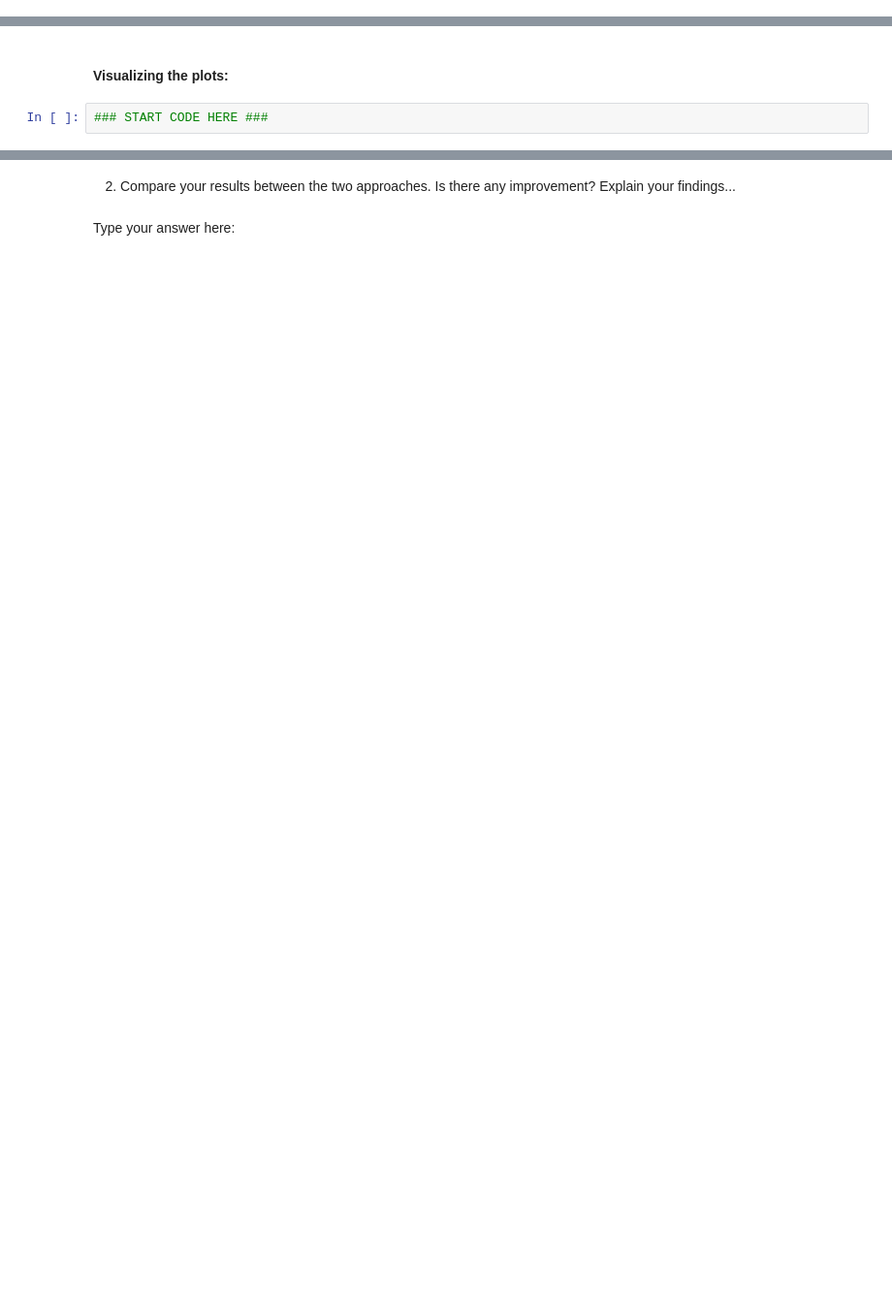
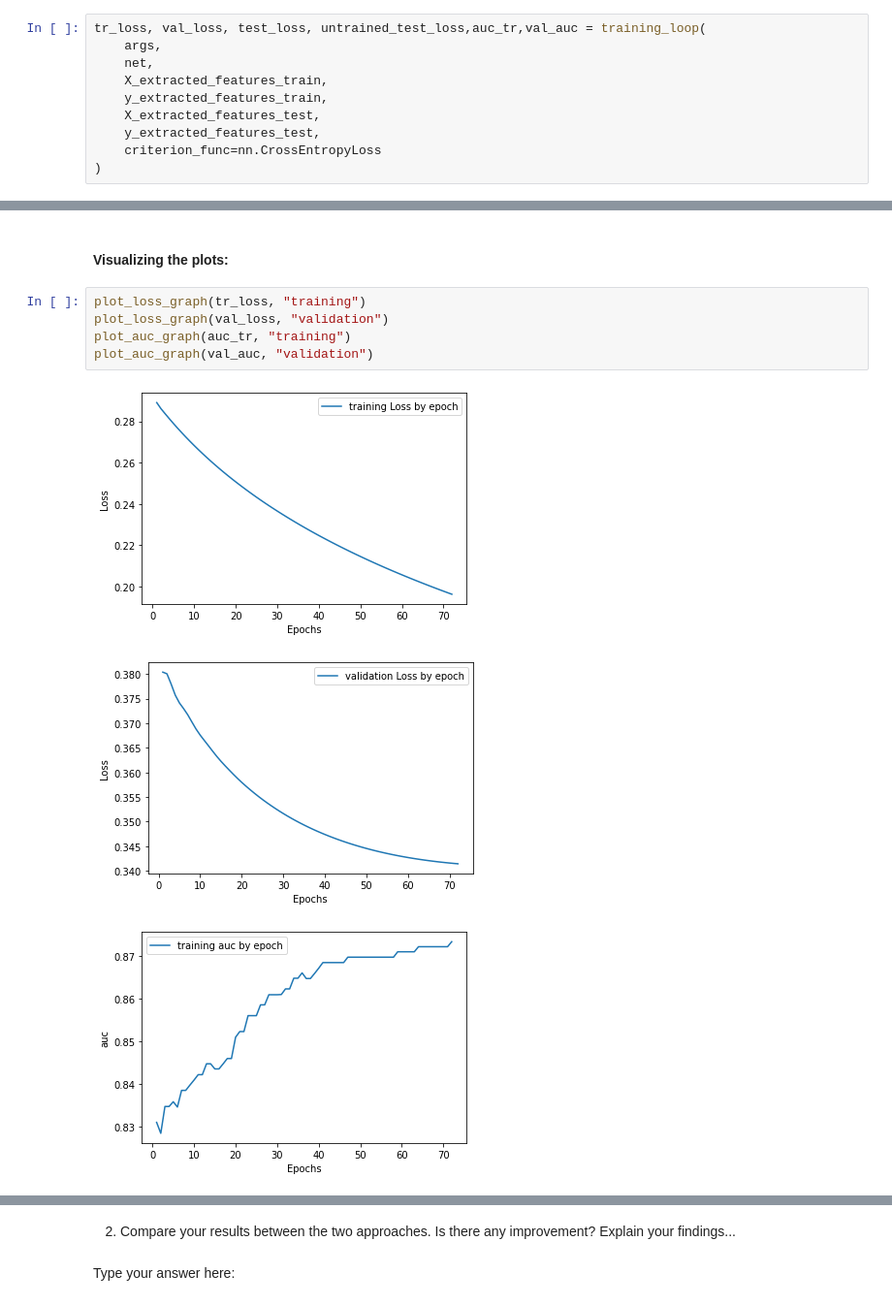
Before and after one commit to barifrah1/transfer_learning_hw2, a Jupyter notebook: EX_2_TAU.ipynb, the cells around one changed output, grey strips where cells are left out. Shown: that part at 97% size. Cells and saved outputs as stored; diff of their text form; blank space fills up the shorter version.

```diff
--- a/EX_2_TAU.ipynb
+++ b/EX_2_TAU.ipynb
@@ -142,0 +653,10 @@ In this paert, you need to train (or "fine-tune") the original pre-trained Resne
+# %%
+tr_loss, val_loss, test_loss, untrained_test_loss,auc_tr,val_auc = training_loop(
+    args,
+    net,
+    X_extracted_features_train,
+    y_extracted_features_train,
+    X_extracted_features_test,
+    y_extracted_features_test,
+    criterion_func=nn.CrossEntropyLoss
+)
@@ -143,4 +742,11 @@ In this paert, you need to train (or "fine-tune") the original pre-trained Resne
 # %% [markdown]
 #### Visualizing the plots:
-# %%
-### START CODE HERE ###
+# %%
+plot_loss_graph(tr_loss, "training")
+plot_loss_graph(val_loss, "validation")
+plot_auc_graph(auc_tr, "training")
+plot_auc_graph(val_auc, "validation")
+# %% [output]
+[figure, added]
+[figure, added]
+[figure, added]
```
Also changed, not shown: parts of 37 cells of this notebook.
